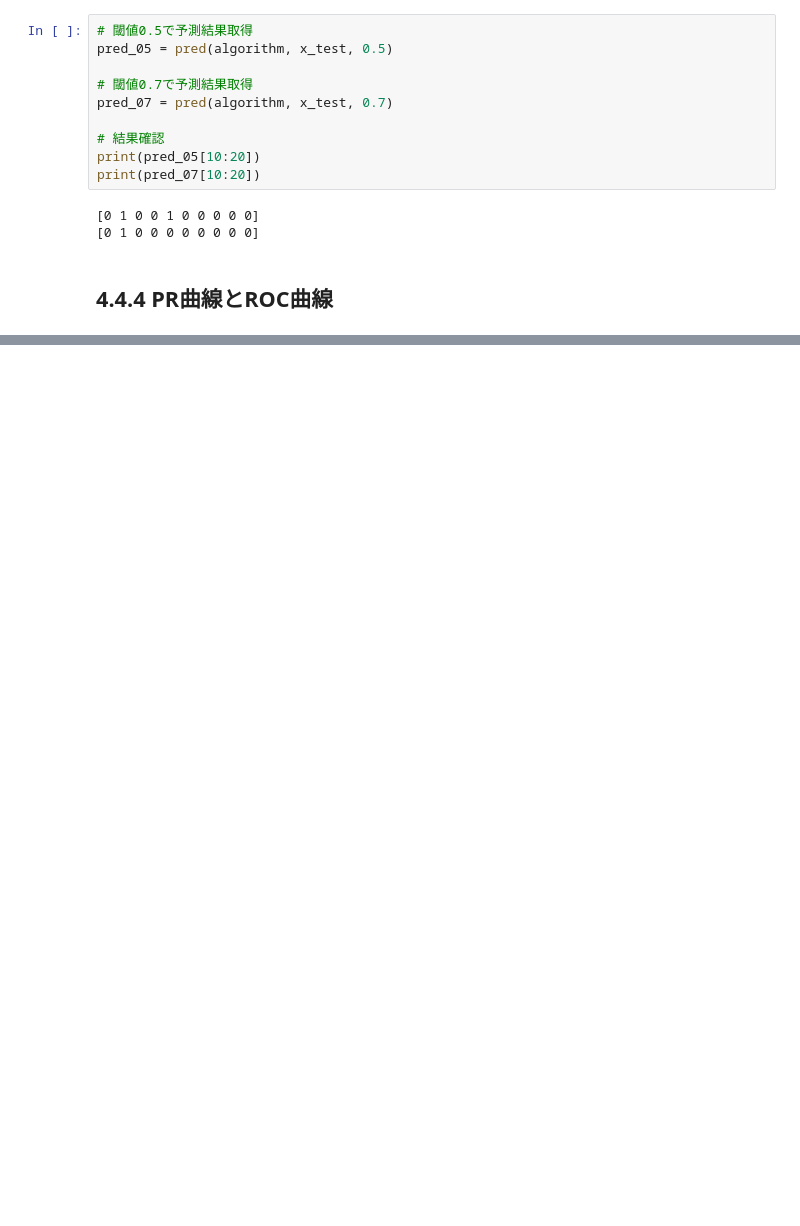
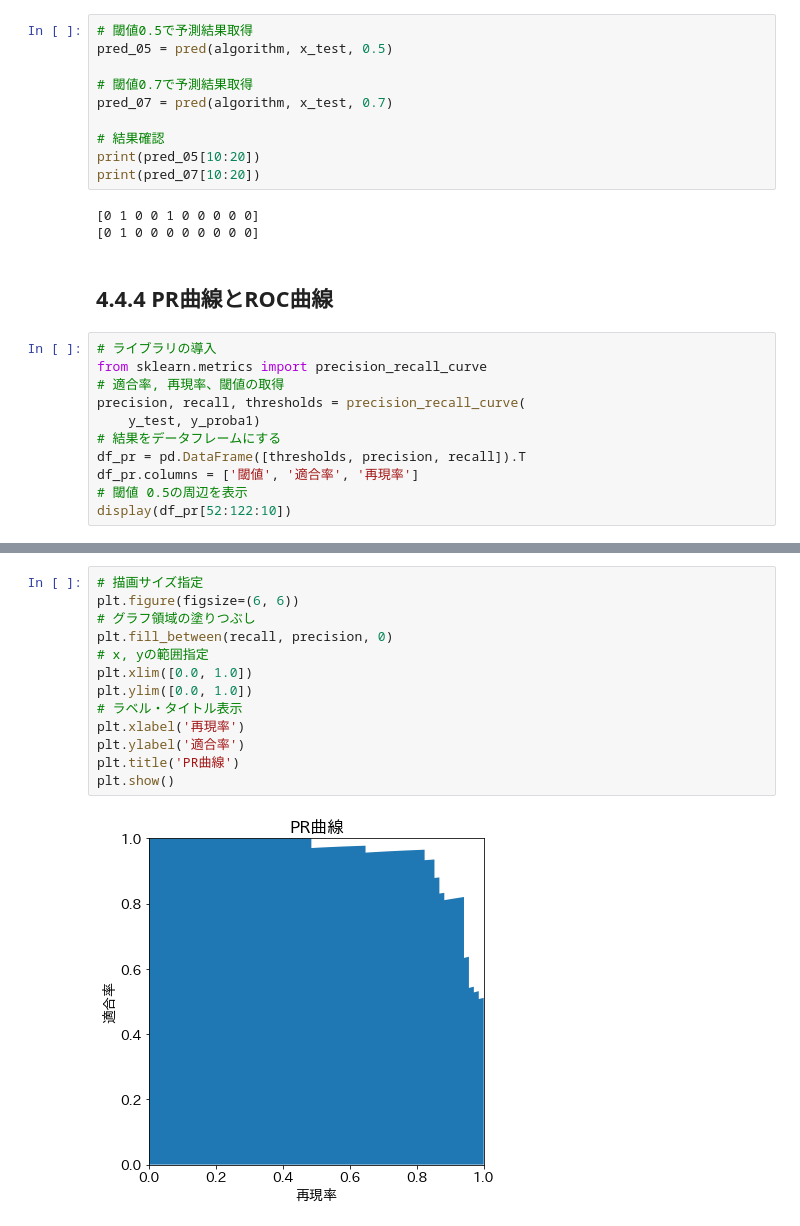
Before and after one commit to hirokimituya/book_create-profitable-AI-with-Python, a Jupyter notebook: ch04_04_estimate.ipynb, the cells around one changed output, grey strips where cells are left out. Drawn from its saved outputs; the diff is of its cells as text; blank space fills up the shorter version.

```diff
--- a/ch04_04_estimate.ipynb
+++ b/ch04_04_estimate.ipynb
@@ -217,3 +217,14 @@ print(pred_07[10:20])
 [0 1 0 0 0 0 0 0 0 0]
 # %% [markdown]
 ## 4.4.4 PR曲線とROC曲線
+# %%
+# ライブラリの導入
+from sklearn.metrics import precision_recall_curve
+# 適合率, 再現率、閾値の取得
+precision, recall, thresholds = precision_recall_curve(
+    y_test, y_proba1)
+# 結果をデータフレームにする
+df_pr = pd.DataFrame([thresholds, precision, recall]).T
+df_pr.columns = ['閾値', '適合率', '再現率']
+# 閾値 0.5の周辺を表示
+display(df_pr[52:122:10])
@@ -219,0 +240,15 @@ print(pred_07[10:20])
+# %%
+# 描画サイズ指定
+plt.figure(figsize=(6, 6))
+# グラフ領域の塗りつぶし
+plt.fill_between(recall, precision, 0)
+# x, yの範囲指定
+plt.xlim([0.0, 1.0])
+plt.ylim([0.0, 1.0])
+# ラベル・タイトル表示
+plt.xlabel('再現率')
+plt.ylabel('適合率')
+plt.title('PR曲線')
+plt.show()
+# %% [output]
+[figure, added]
```
Also changed, not shown: parts of 11 cells of this notebook.
